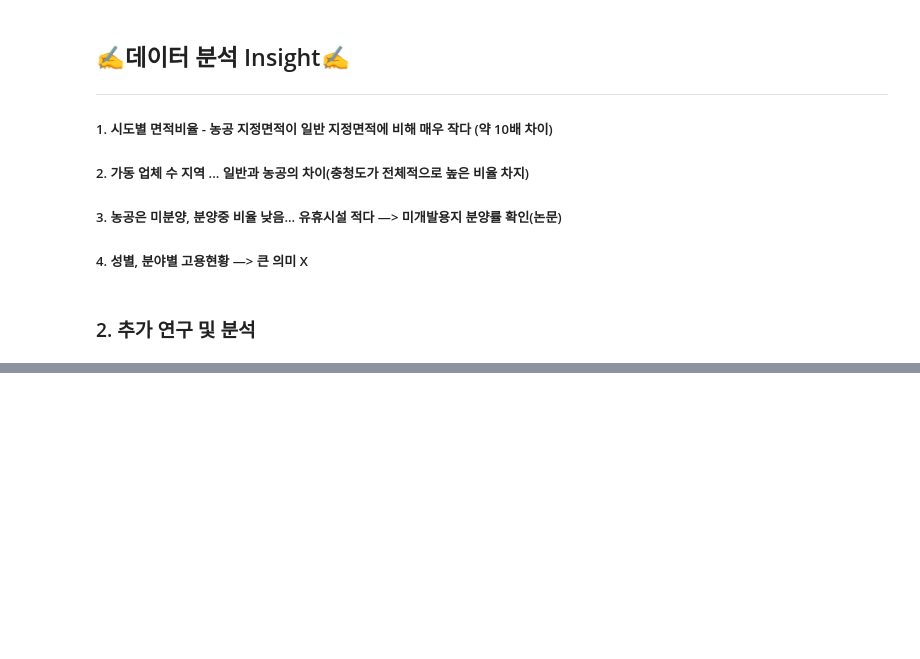
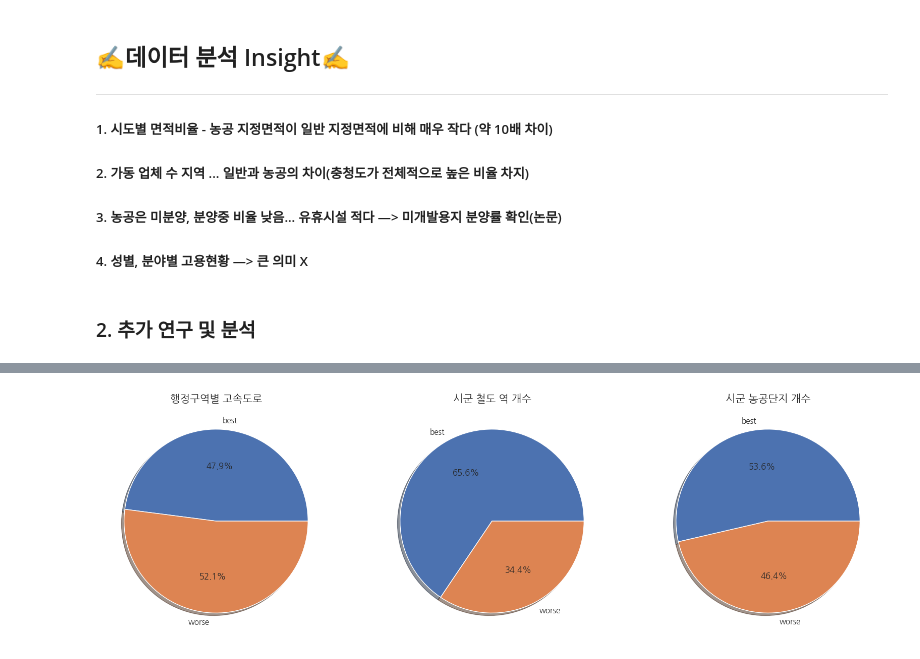
Before and after one commit to ben8169/Project, a Jupyter notebook: 한국산업단지공단_데이터분석/데분기 팀프로젝트.ipynb, the cells around one changed output, grey strips where cells are left out. Cells and saved outputs as stored; diff of their text form; code cells hidden in the pictures; blank space fills up the shorter version.

```diff
--- a/한국산업단지공단_데이터분석/데분기 팀프로젝트.ipynb
+++ b/한국산업단지공단_데이터분석/데분기 팀프로젝트.ipynb
@@ -518,0 +737,4 @@ a,b
+# %%
+result = pd.DataFrame(data=dict(good=best_case.mean(axis=0), bad=worse_case.mean(axis=0)))
+result = result.round(2)
+result
@@ -518,0 +748,19 @@ a,b
+# %%
+#result의 각 결과값 subplot으로 시각화
+#원형 그래프 5개
+plt.figure(figsize=(20,10))
+plt.subplot(1,3,1)
+plt.title('행정구역별 고속도로',fontsize = 15)
+plt.pie((result['good'][2],result['bad'][2]), labels=['best','worse'], autopct='%.1f%%', shadow=True)
+
+plt.subplot(1,3,2)
+plt.title('시군 철도 역 개수',fontsize = 15)
+plt.pie((result['good'][3],result['bad'][3]), labels=['best','worse'], autopct='%.1f%%', shadow=True)
+
+plt.subplot(1,3,3)
+plt.title('시군 농공단지 개수',fontsize = 15)
+plt.pie((result['good'][4],result['bad'][4]), labels=['best','worse'], autopct='%.1f%%', shadow=True)
+
+plt.show()
+# %% [output]
+[figure, added]
```
Also changed, not shown: parts of 19 cells of this notebook.
